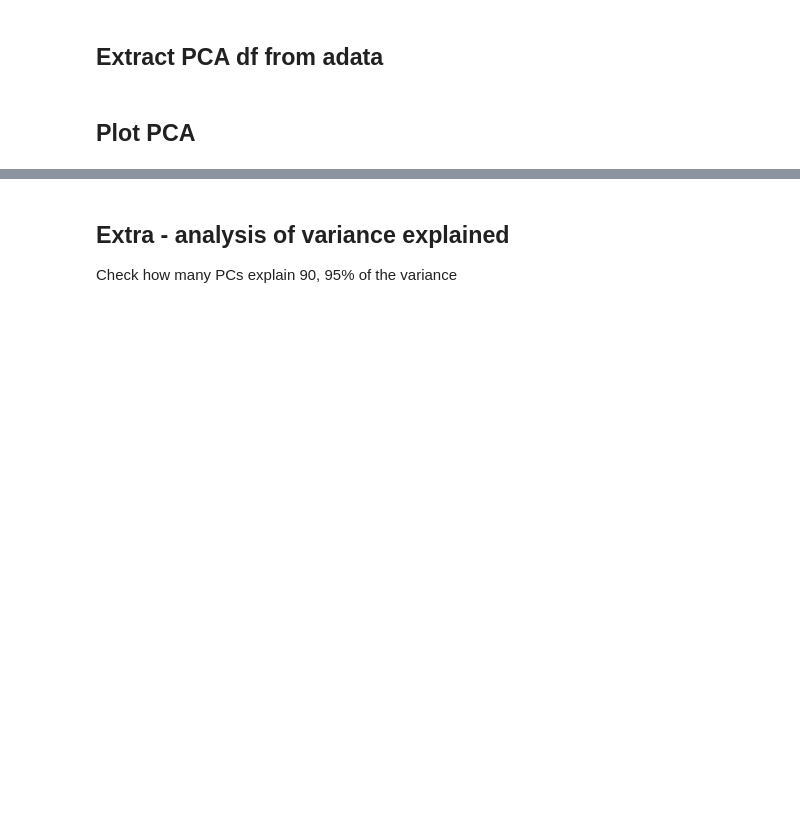
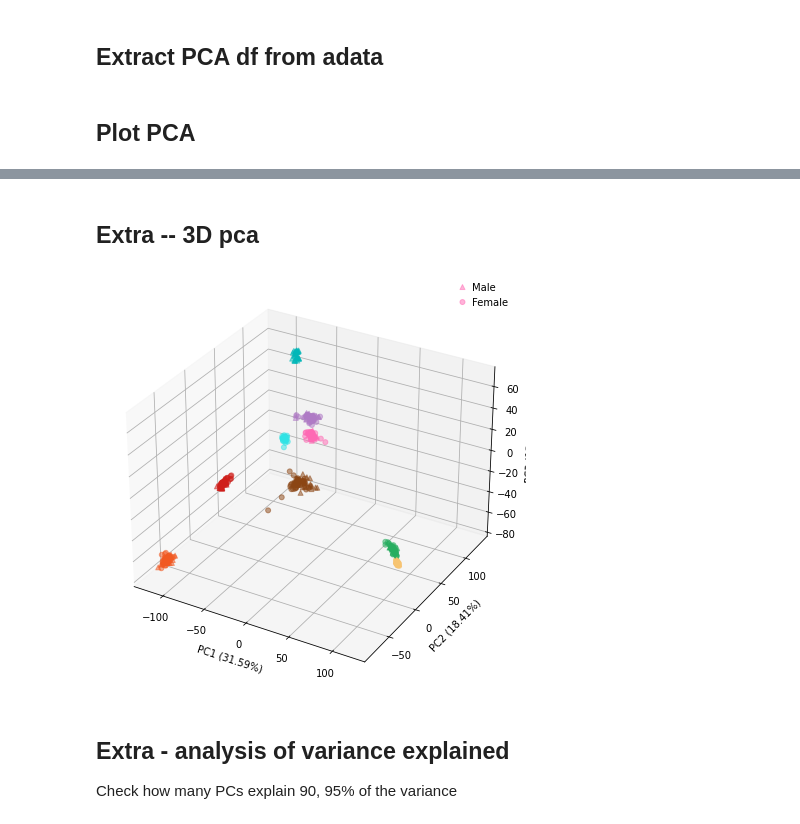
Before and after one commit to mortazavilab/8cube_manuscript, a Jupyter notebook: notebooks/Fig1.ipynb, the cells around one changed output, grey strips where cells are left out. Drawn from its saved outputs; the diff is of its cells as text; code cells hidden in the pictures; blank space fills up the shorter version.

```diff
--- a/notebooks/Fig1.ipynb
+++ b/notebooks/Fig1.ipynb
@@ -260,3 +260,61 @@ plt.show()
+# %% [markdown]
+## Extra -- 3D pca
+# %%
+from mpl_toolkits.mplot3d import Axes3D
+
+fig = plt.figure(figsize=(8, 6))  # Adjust the figure size
+ax = fig.add_subplot(111, projection='3d')
+
+palette=["#FF69B4",
+         "#AF7AC5",
+         "#8B4513",
+         "#2FE3E5",
+         "#00B7B8",
+         "#F8C471",
+         "#27AE60",
+         "#F15922",
+         "#CF1E1A",
+
+         ]
+
+# Separate data by sex
+male_data = merged_df[merged_df['Sex'] == 'Male']
+female_data = merged_df[merged_df['Sex'] == 'Female']
+
+# Scatter plot for male data
+ax.scatter(xs=male_data.iloc[:, 0],
+           ys=male_data.iloc[:, 1],
+           zs=male_data.iloc[:, 2],
+           c=male_data['Tissue'].map(dict(zip(merged_df['Tissue'].unique(), palette))),
+           s=25,  # Marker size
+           alpha=0.5,  # Opacity
+           marker='^',  # Circle marker for male
+           label='Male')
+
+# Scatter plot for female data
+ax.scatter(xs=female_data.iloc[:, 0],
+           ys=female_data.iloc[:, 1],
+           zs=female_data.iloc[:, 2],
+           c=female_data['Tissue'].map(dict(zip(merged_df['Tissue'].unique(), palette))),
+           s=25,  # Marker size
+           alpha=0.5,  # Opacity
+           marker='o',  # Square marker for female
+           label='Female')
+
+pc1 = my_pdata.uns["pca"]["variance_ratio"][0]
+pc2 = my_pdata.uns["pca"]["variance_ratio"][1]
+pc3 = my_pdata.uns["pca"]["variance_ratio"][2]
+ax.set_xlabel(f"PC1 ({pc1:.2%})")
+ax.set_ylabel(f"PC2 ({pc2:.2%})")
+ax.set_zlabel(f"PC3 ({pc3:.2%})")
+
+ax.set_zlim(top=75)
+
+plt.tight_layout()
+plt.legend()
+plt.show()
+# %% [output]
+[figure, added]
 # %% [markdown]
 ## Extra - analysis of variance explained
 Check how many PCs explain 90, 95% of the variance
```
Also changed, not shown: parts of 53 cells of this notebook, 13 other files.
